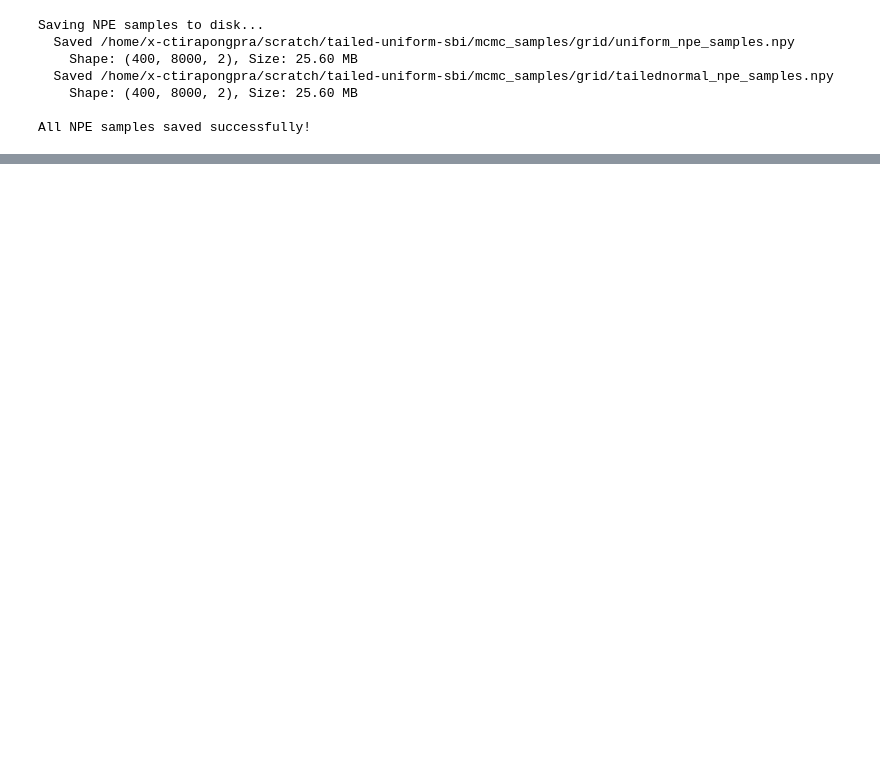
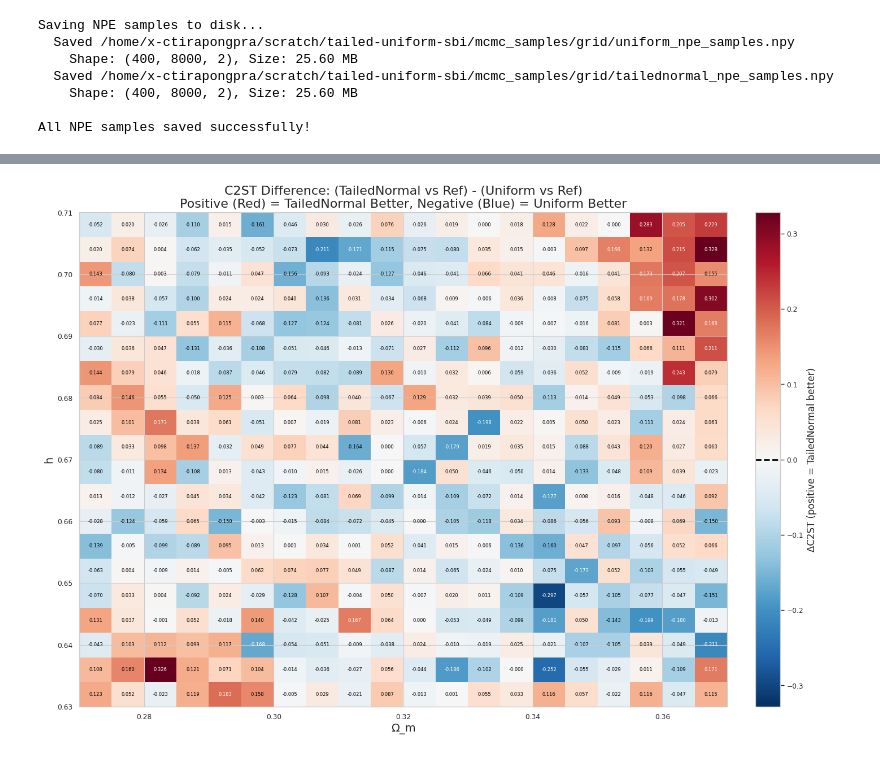
Before and after one commit to chaipattira/tailed-uniform-sbi, a Jupyter notebook: notebooks/sci-2-dim-inference.ipynb, the cells around one changed output, grey strips where cells are left out. Cells and saved outputs as stored; diff of their text form; code cells hidden in the pictures; blank space fills up the shorter version.

```diff
--- a/notebooks/sci-2-dim-inference.ipynb
+++ b/notebooks/sci-2-dim-inference.ipynb
@@ -837,7 +837,7 @@ class RectGridEvaluator:
 
         for i, comp in enumerate(comparisons):
             im = axes[i].imshow(c2st_grid[comp], cmap='RdYlBu_r',
-                               vmin=0.3, vmax=0.7,
+                               vmin=0.2, vmax=0.5,
                                extent=[self.param_ranges[0][0],
                                       self.param_ranges[0][1],
                                       self.param_ranges[1][0],
@@ -1024,0 +1042,68 @@ Saved heatmap to: sci-2-dim-figures/grid_c2st_heatmaps.png
+# %%
+# Compute C2ST difference: TailedNormal vs Ref MINUS Uniform vs Ref
+# Note: C2ST closer to 0.5 is better (means distributions are more similar)
+# Positive values mean TailedNormal has higher C2ST (closer to 0.5) = better
+# Negative values mean TailedNormal has lower C2ST (farther from 0.5) = worse
+c2st_difference = c2st_grid_rect['MCMC_vs_TailedNormal_NPE'] - c2st_grid_rect['MCMC_vs_Uniform_NPE']
+
+# Plot the difference heatmap
+fig, ax = plt.subplots(1, 1, figsize=(14, 10))
+
+# Use a diverging colormap centered at 0
+# Positive (red) = TailedNormal is better, Negative (blue) = Uniform is better
+vmax = np.max(np.abs(c2st_difference))
+im = ax.imshow(c2st_difference, cmap='RdBu_r',
+               vmin=-vmax, vmax=vmax,
+               extent=[param_ranges[0][0], param_ranges[0][1],
+                      param_ranges[1][0], param_ranges[1][1]],
+               origin='lower', aspect='auto')
+
+# Add text annotations
+for j in range(n_points_per_dim):
+    for k in range(n_points_per_dim):
+        value = c2st_difference[j, k]
+
+        # Choose text color for readability
+        abs_normalized = np.abs(value) / vmax
+        color = 'white' if abs_normalized > 0.5 else 'black'
+
+        # Calculate pixel coordinates
+        x_extent = param_ranges[0][1] - param_ranges[0][0]
+        y_extent = param_ranges[1][1] - param_ranges[1][0]
+        x_pos = param_ranges[0][0] + (k + 0.5) * x_extent / n_points_per_dim
+        y_pos = param_ranges[1][0] + (j + 0.5) * y_extent / n_points_per_dim
+
+        ax.text(x_pos, y_pos, f'{value:.3f}',
+               ha='center', va='center',
+               color=color, fontsize=6)
+
+ax.set_title('C2ST Difference: (TailedNormal vs Ref) - (Uniform vs Ref)\nPositive (Red) = TailedNormal Better, Negative (Blue) = Uniform Better',
+             fontsize=16)
+ax.set_xlabel('Ω_m', fontsize=14)
+ax.set_ylabel('h', fontsize=14)
+
+cbar = fig.colorbar(im, ax=ax, fraction=0.046, pad=0.04)
+cbar.set_label('ΔC2ST (positive = TailedNormal better)', fontsize=12)
+cbar.ax.axhline(0.0, color='black', linestyle='--', linewidth=2)
+
+plt.tight_layout()
+
+# Save the figure
+save_path = 'sci-2-dim-figures/grid_c2st_difference_heatmap.png'
+plt.savefig(save_path, bbox_inches='tight', dpi=150)
+print(f"\nSaved difference heatmap to: {save_path}")
+
+# Print summary statistics
+print(f"\nC2ST Difference Statistics:")
+print(f"  Mean: {np.mean(c2st_difference):.4f}")
+print(f"  Std:  {np.std(c2st_difference):.4f}")
+print(f"  Min:  {np.min(c2st_difference):.4f} (Uniform best advantage)")
+print(f"  Max:  {np.max(c2st_difference):.4f} (TailedNormal best advantage)")
+print(f"  Median: {np.median(c2st_difference):.4f}")
+print(f"\nNumber of points where:")
+print(f"  TailedNormal better (positive): {np.sum(c2st_difference > 0)} / {c2st_difference.size}")
+print(f"  Uniform better (negative):      {np.sum(c2st_difference < 0)} / {c2st_difference.size}")
+print(f"  Equal:                          {np.sum(c2st_difference == 0)} / {c2st_difference.size}")
+
+plt.show()
+# %% [output]
@@ -1024,0 +1123 @@ Saved heatmap to: sci-2-dim-figures/grid_c2st_heatmaps.png
+[figure, added]
```
Also changed, not shown: parts of 13 cells of this notebook, 1 other file.
